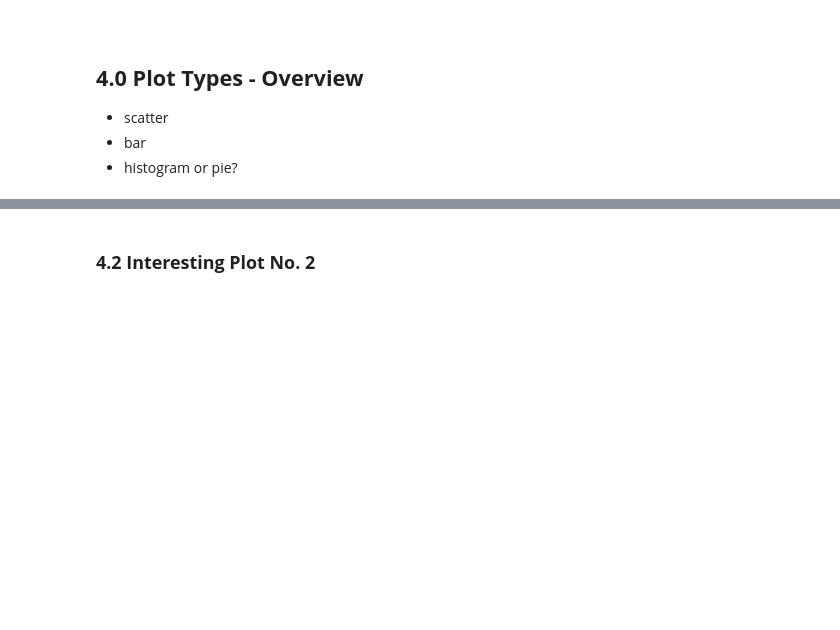
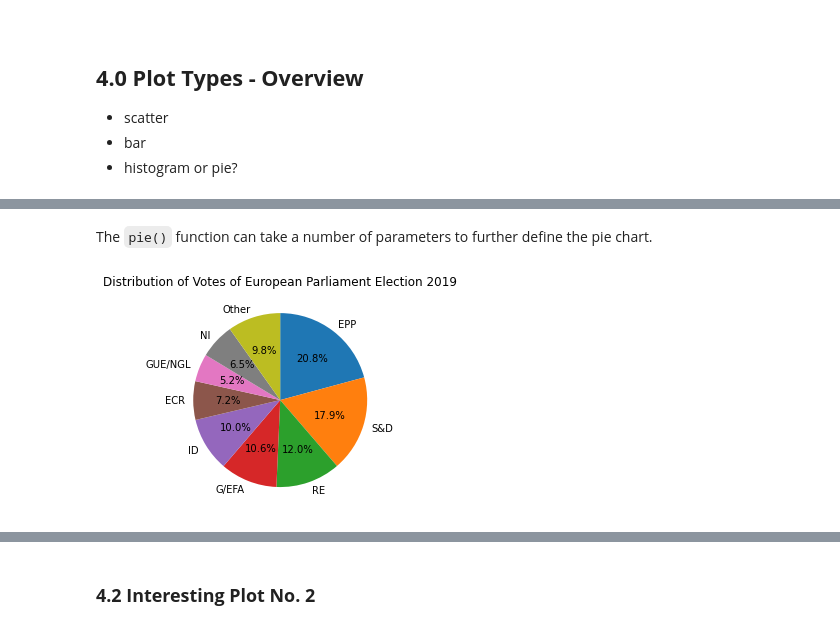
Before and after one commit to ssteffens/fundamentals-data-analysis-assessment, a Jupyter notebook: pyplot.ipynb, the cells around one changed output, grey strips where cells are left out. Cells and saved outputs as stored; diff of their text form; code cells hidden in the pictures; blank space fills up the shorter version.

```diff
--- a/pyplot.ipynb
+++ b/pyplot.ipynb
@@ -518,0 +555,22 @@ plt.show()
+# %% [markdown]
+The `pie()` function can take a number of parameters to further define the pie chart.
+# %%
+# Pie chart of distribution of votes of the European Parliament Election 2019
+
+# Defining the values
+votesperc = [20.8, 17.88, 12.01, 10.59, 10.04, 7.17, 5.16, 6.52, 9.82]
+
+# Defining data labels
+labels = 'EPP', 'S&D', 'RE', 'G/EFA', 'ID', 'ECR', 'GUE/NGL', 'NI', 'Other'
+
+# Setting a title
+plt.title('Distribution of Votes of European Parliament Election 2019')
+
+# Plot and display
+# autopct sets the format of the percentage values to be displayed
+plt.pie(votesperc, autopct='%1.1f%%', labels=labels, startangle=90, counterclock=False)
+plt.show()
+
+# https://www.europarl.europa.eu/election-results-2019/en/tools/download-datasheets/
+# %% [output]
+[figure, added]
```
Also changed, not shown: parts of 6 cells of this notebook.
